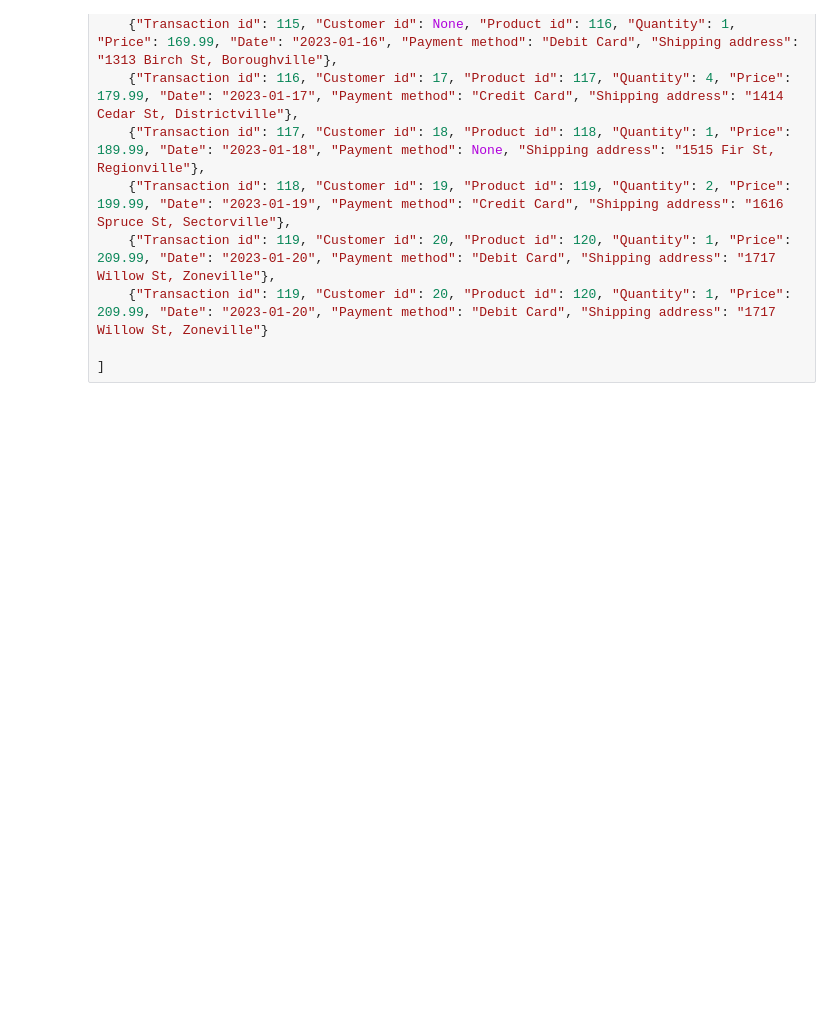
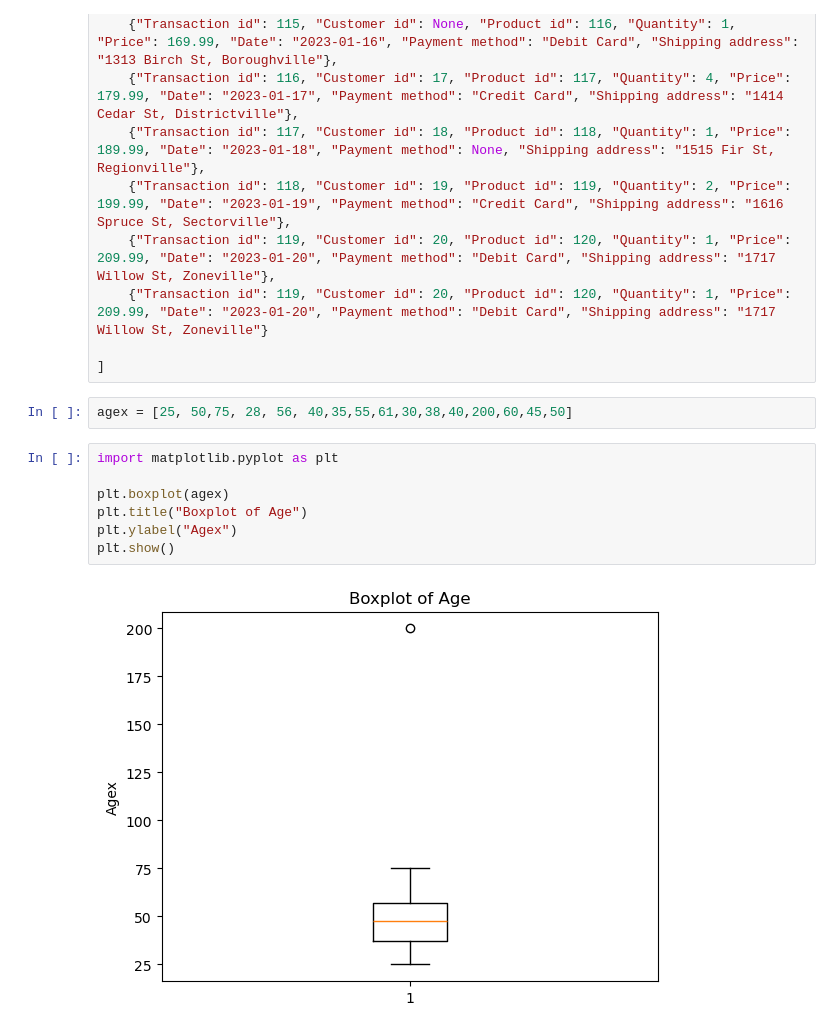
Before and after one commit to devidrees/Codroid-April-Batch, a Jupyter notebook: Day 14 - Data Cleaning.ipynb, the cells around one changed output. Drawn from its saved outputs; the diff is of its cells as text; blank space fills up the shorter version.

```diff
--- a/Day 14 - Data Cleaning.ipynb
+++ b/Day 14 - Data Cleaning.ipynb
@@ -27,3 +27,14 @@ data = [
     {"Transaction id": 119, "Customer id": 20, "Product id": 120, "Quantity": 1, "Price": 209.99, "Date": "2023-01-20", "Payment method": "Debit Card", "Shipping address": "1717 Willow St, Zoneville"}
 
 ]
+# %%
+agex = [25, 50,75, 28, 56, 40,35,55,61,30,38,40,200,60,45,50]
+# %%
+import matplotlib.pyplot as plt
+
+plt.boxplot(agex)
+plt.title("Boxplot of Age")
+plt.ylabel("Agex")
+plt.show()
+# %% [output]
+[figure, added]
```
Also changed, not shown: parts of 10 cells of this notebook.
